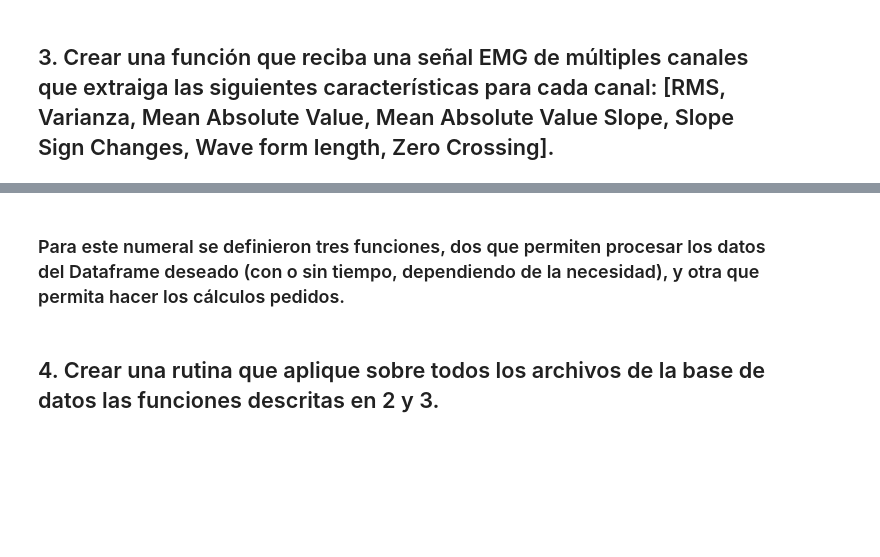
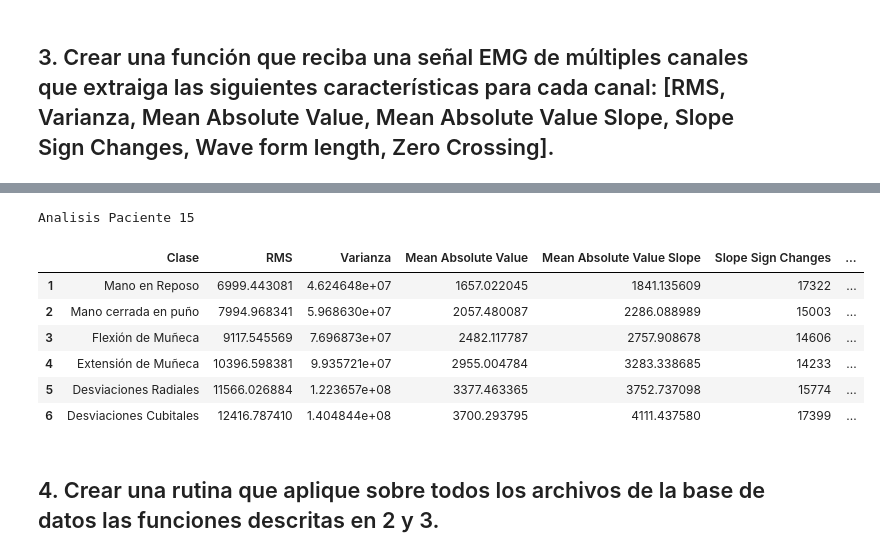
Before and after one commit to julian-rosero/biosenales, a Jupyter notebook: Proyecto/Seguimiento_1/Seguimiento_1_vFinal.ipynb, the cells around one changed output, grey strips where cells are left out. Drawn from its saved outputs; the diff is of its cells as text; code cells hidden in the pictures; blank space fills up the shorter version.

```diff
--- a/Proyecto/Seguimiento_1/Seguimiento_1_vFinal.ipynb
+++ b/Proyecto/Seguimiento_1/Seguimiento_1_vFinal.ipynb
@@ -44,11 +47,10 @@ def series_pacientes(carpetas):
 carpetas=carpetas_pacientes(ruta)
 series=series_pacientes(carpetas)
 # %%
-prueba=carpetas[0] #Prueba al cargar al paciente 1
+contador_paciente=int(input('Ingrese al paciente: '))
+paciente=carpetas[contador_paciente-1]
 def txt2df(ruta):
     r_series=os.listdir(ruta)
-    df1=pd.read_csv(ruta+r_series[0],sep='\t',low_memory=False)
-    df1=df1.drop('class',axis=1)
-    df2=pd.read_csv(ruta+r_series[1],sep='\t',low_memory=False)
-    df2=df2.drop('class',axis=1)
+    df1=pd.DataFrame(pd.read_csv(ruta+r_series[0],sep='\t',low_memory=False))
+    df2=pd.DataFrame(pd.read_csv(ruta+r_series[1],sep='\t',low_memory=False))
     return df1,df2
@@ -213,4 +193,0 @@ def analisis_serie(serie):
-# %%
-ser1=creacion_variables(a)
-an_s1=analisis_serie(ser1)
-display(an_s1)
@@ -227,4 +194,15 @@ display(an_s1)
-# %% [markdown]
-### Para este numeral se definieron tres funciones, dos que permiten procesar los datos del Dataframe deseado (con o sin tiempo, dependiendo de la necesidad), y otra que permita hacer los cálculos pedidos.
+# %%
+print(f'Analisis Paciente {contador_paciente}')
+ana1=analisis_serie(ser1)
+display(ana1)
+# %% [output]
+Analisis Paciente 15
+|  | Clase | RMS | Varianza | Mean Absolute Value | Mean Absolute Value Slope | Slope Sign Changes | ... |
+| 1 | Mano en Reposo | 6999.443081 | 4.624648e+07 | 1657.022045 | 1841.135609 | 17322 | ... |
+| 2 | Mano cerrada en puño | 7994.968341 | 5.968630e+07 | 2057.480087 | 2286.088989 | 15003 | ... |
+| 3 | Flexión de Muñeca | 9117.545569 | 7.696873e+07 | 2482.117787 | 2757.908678 | 14606 | ... |
+| 4 | Extensión de Muñeca | 10396.598381 | 9.935721e+07 | 2955.004784 | 3283.338685 | 14233 | ... |
+| 5 | Desviaciones Radiales | 11566.026884 | 1.223657e+08 | 3377.463365 | 3752.737098 | 15774 | ... |
+| 6 | Desviaciones Cubitales | 12416.787410 | 1.404844e+08 | 3700.293795 | 4111.437580 | 17399 | ... |
 # %% [markdown]
 ## 4. Crear una rutina que aplique sobre todos los archivos de la base de datos las funciones descritas en 2 y 3.
```
Also changed, not shown: parts of 20 cells of this notebook, 2 other files.
